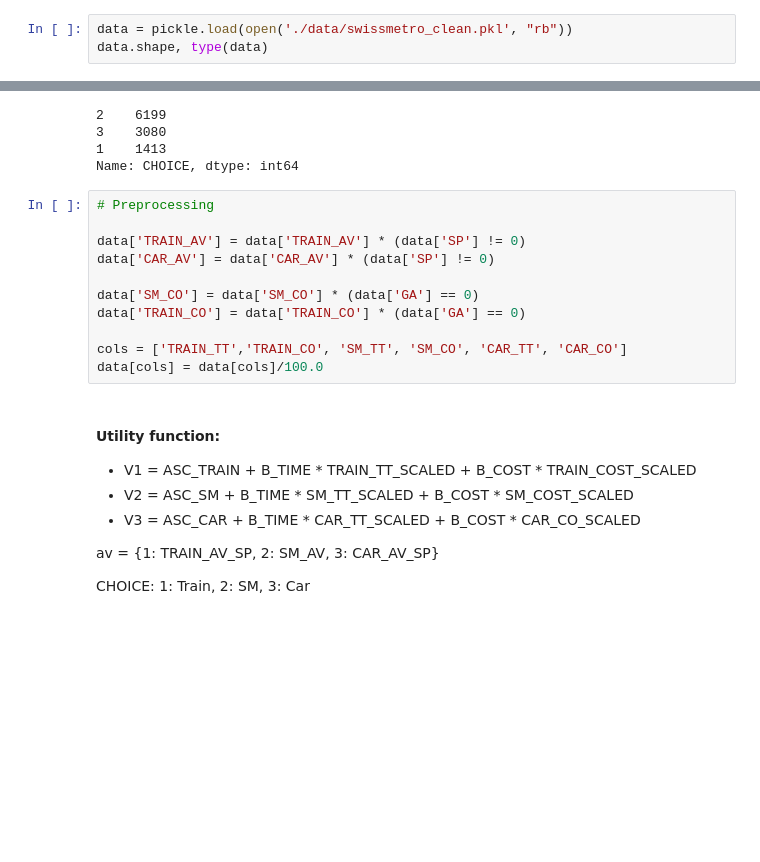
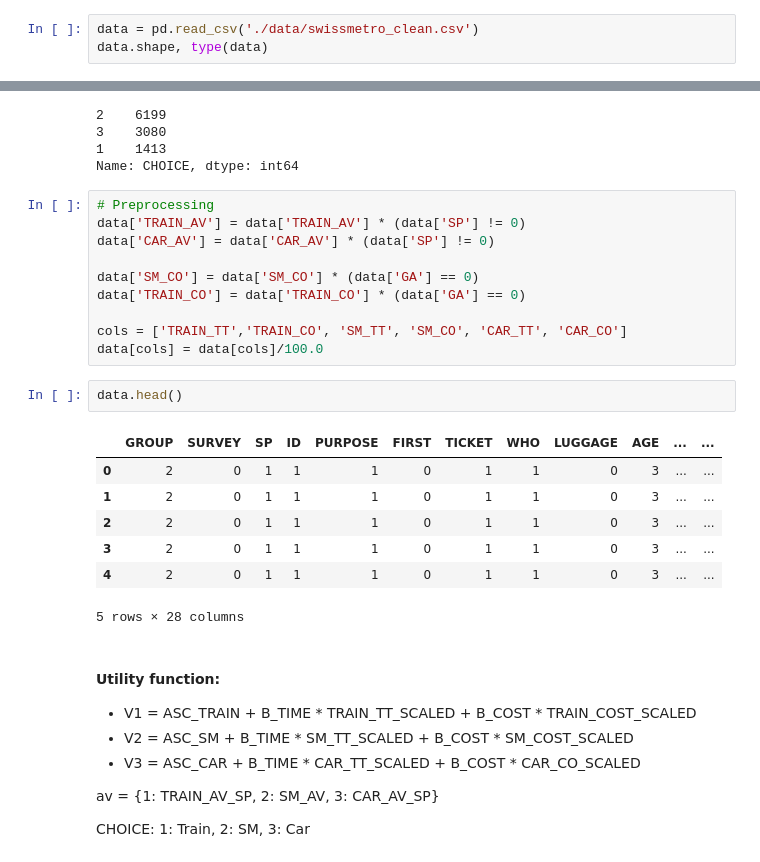
Before and after one commit to danhphan/choicenet, a Jupyter notebook: 02_torch_MNL.ipynb, the cells around one changed output, grey strips where cells are left out. Cells and saved outputs as stored; diff of their text form; blank space fills up the shorter version.

Commit message:
clean up

```diff
--- a/00_MNL.ipynb
+++ b/02_torch_MNL.ipynb
@@ -16,7 +16,7 @@ import torch
 # %% [markdown]
 ### Load data set
 # %%
-data = pickle.load(open('./data/swissmetro_clean.pkl', "rb"))
+data = pd.read_csv('./data/swissmetro_clean.csv')
 data.shape, type(data)
 # %% [output]
 ((10692, 28), pandas.core.frame.DataFrame)
@@ -29,7 +29,6 @@ data['CHOICE'].value_counts()
 Name: CHOICE, dtype: int64
 # %%
 # Preprocessing
-
 data['TRAIN_AV'] = data['TRAIN_AV'] * (data['SP'] != 0)
 data['CAR_AV'] = data['CAR_AV'] * (data['SP'] != 0)
 
@@ -38,6 +37,16 @@ data['TRAIN_CO'] = data['TRAIN_CO'] * (data['GA'] == 0)
 
 cols = ['TRAIN_TT','TRAIN_CO', 'SM_TT', 'SM_CO', 'CAR_TT', 'CAR_CO']
 data[cols] = data[cols]/100.0
+# %%
+data.head()
+# %% [output]
+|  | GROUP | SURVEY | SP | ID | PURPOSE | FIRST | TICKET | WHO | LUGGAGE | AGE | ... | ... |
+| 0 | 2 | 0 | 1 | 1 | 1 | 0 | 1 | 1 | 0 | 3 | ... | ... |
+| 1 | 2 | 0 | 1 | 1 | 1 | 0 | 1 | 1 | 0 | 3 | ... | ... |
+| 2 | 2 | 0 | 1 | 1 | 1 | 0 | 1 | 1 | 0 | 3 | ... | ... |
+| 3 | 2 | 0 | 1 | 1 | 1 | 0 | 1 | 1 | 0 | 3 | ... | ... |
+| 4 | 2 | 0 | 1 | 1 | 1 | 0 | 1 | 1 | 0 | 3 | ... | ... |
+5 rows × 28 columns
 # %% [markdown]
 #### Utility function:
 
```
Also changed, not shown: parts of 4 cells of this notebook, 18 other files.
